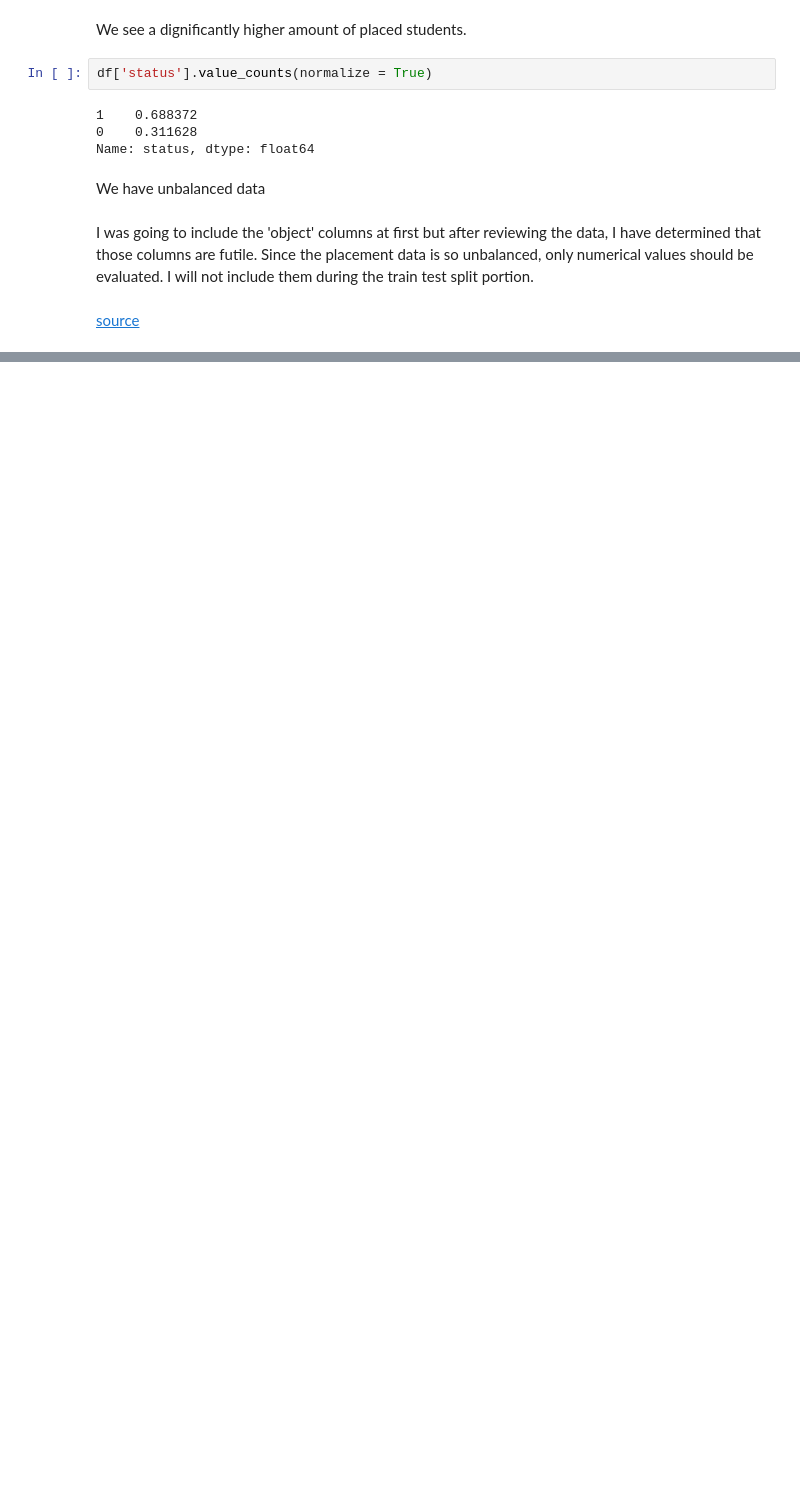
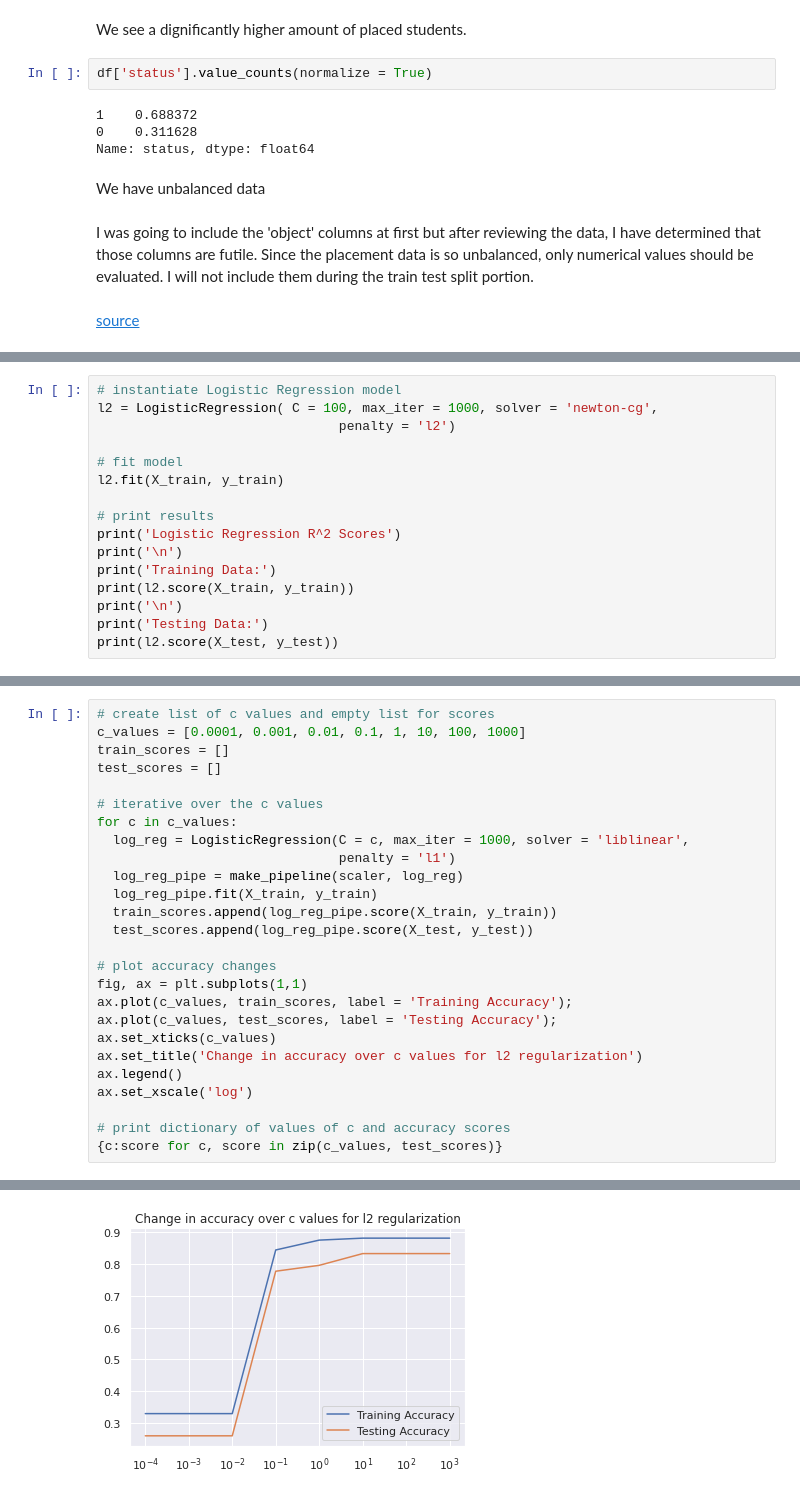
Before and after one commit to jkwakyi/Student-Predictions, a Jupyter notebook: Student_Placement_Predictor.ipynb, the cells around one changed output, grey strips where cells are left out. Saved outputs shown, nothing was run; the diff lists cells and outputs as text; blank space fills up the shorter version.

```diff
--- a/Student_Placement_Predictor.ipynb
+++ b/Student_Placement_Predictor.ipynb
@@ -223,0 +386,16 @@ I was going to include the 'object' columns at first but after reviewing the dat
+# %%
+# instantiate Logistic Regression model
+l2 = LogisticRegression( C = 100, max_iter = 1000, solver = 'newton-cg',
+                               penalty = 'l2')
+
+# fit model
+l2.fit(X_train, y_train)
+
+# print results
+print('Logistic Regression R^2 Scores')
+print('\n')
+print('Training Data:')
+print(l2.score(X_train, y_train))
+print('\n')
+print('Testing Data:')
+print(l2.score(X_test, y_test))
@@ -223,0 +412,27 @@ I was going to include the 'object' columns at first but after reviewing the dat
+# %%
+# create list of c values and empty list for scores
+c_values = [0.0001, 0.001, 0.01, 0.1, 1, 10, 100, 1000]
+train_scores = []
+test_scores = []
+
+# iterative over the c values
+for c in c_values:
+  log_reg = LogisticRegression(C = c, max_iter = 1000, solver = 'liblinear',
+                               penalty = 'l1')
+  log_reg_pipe = make_pipeline(scaler, log_reg)
+  log_reg_pipe.fit(X_train, y_train)
+  train_scores.append(log_reg_pipe.score(X_train, y_train))
+  test_scores.append(log_reg_pipe.score(X_test, y_test))
+
+# plot accuracy changes
+fig, ax = plt.subplots(1,1)
+ax.plot(c_values, train_scores, label = 'Training Accuracy');
+ax.plot(c_values, test_scores, label = 'Testing Accuracy');
+ax.set_xticks(c_values)
+ax.set_title('Change in accuracy over c values for l2 regularization')
+ax.legend()
+ax.set_xscale('log')
+
+# print dictionary of values of c and accuracy scores
+{c:score for c, score in zip(c_values, test_scores)}
+# %% [output]
@@ -223,0 +447 @@ I was going to include the 'object' columns at first but after reviewing the dat
+[figure, added]
```
Also changed, not shown: parts of 37 cells of this notebook.
